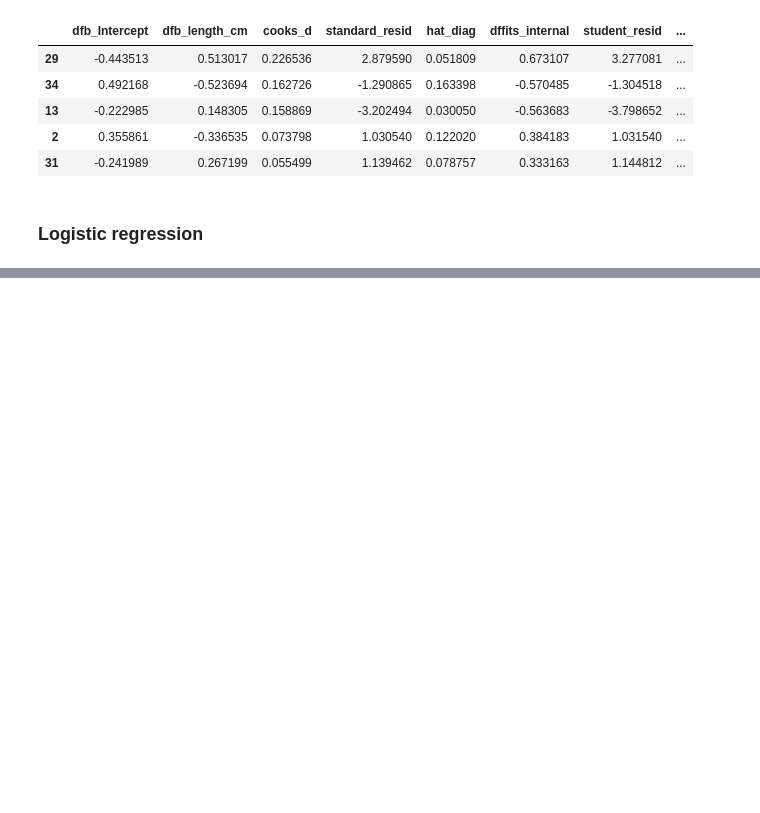
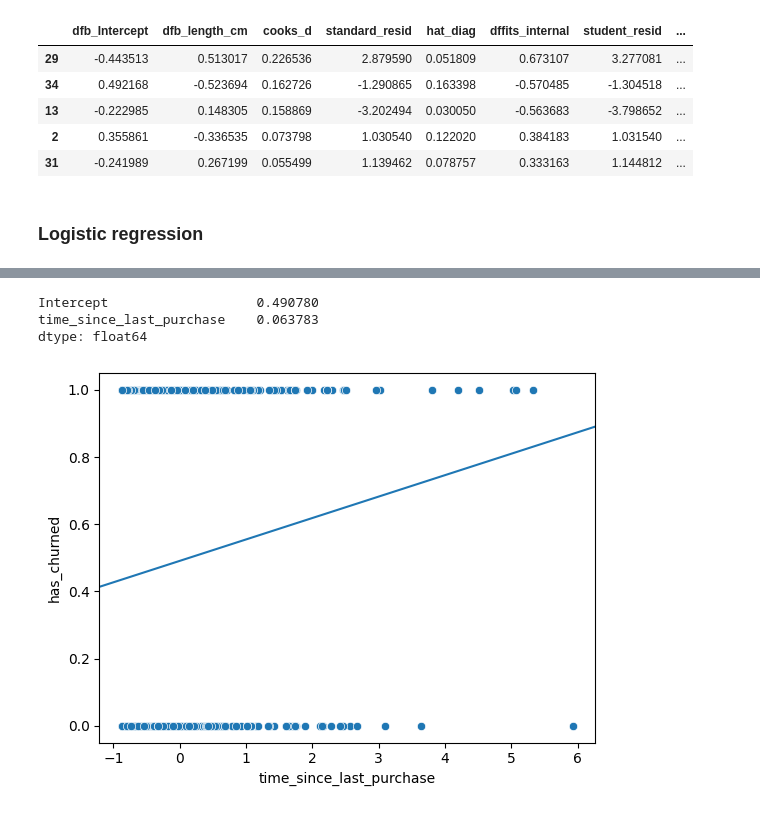
Before and after one commit to andrewch28/DataCamp, a Jupyter notebook: Statistics.ipynb, the cells around one changed output, grey strips where cells are left out. Drawn from its saved outputs; the diff is of its cells as text; code cells hidden in the pictures; blank space fills up the shorter version.

```diff
--- a/Statistics.ipynb
+++ b/Statistics.ipynb
@@ -410,3 +403,6 @@ model_bream.get_influence().summary_frame().sort_values("cooks_d", ascending=Fal
 | 31 | -0.241989 | 0.267199 | 0.055499 | 1.139462 | 0.078757 | 0.333163 | 1.144812 | ... |
 # %% [markdown]
 ### Logistic regression
+# %%
+churn = pd.read_csv("databases/churn.csv")
+churn.head()
@@ -412,0 +416,19 @@ model_bream.get_influence().summary_frame().sort_values("cooks_d", ascending=Fal
+# %%
+mdl_churn_vs_recency_lm = ols("has_churned ~ time_since_last_purchase",
+                              data = churn).fit()
+
+intercept, slope = mdl_churn_vs_recency_lm.params
+mdl_churn_vs_recency_lm.params
+# %% [output]
+Intercept                   0.490780
+time_since_last_purchase    0.063783
+dtype: float64
+# %%
+sns.scatterplot(x="time_since_last_purchase",
+                y="has_churned",
+                data=churn)
+plt.axline(xy1=(0, intercept), slope=slope)
+
+plt.show()
+# %% [output]
+[figure, added]
```
Also changed, not shown: parts of 26 cells of this notebook, 1 other file.
